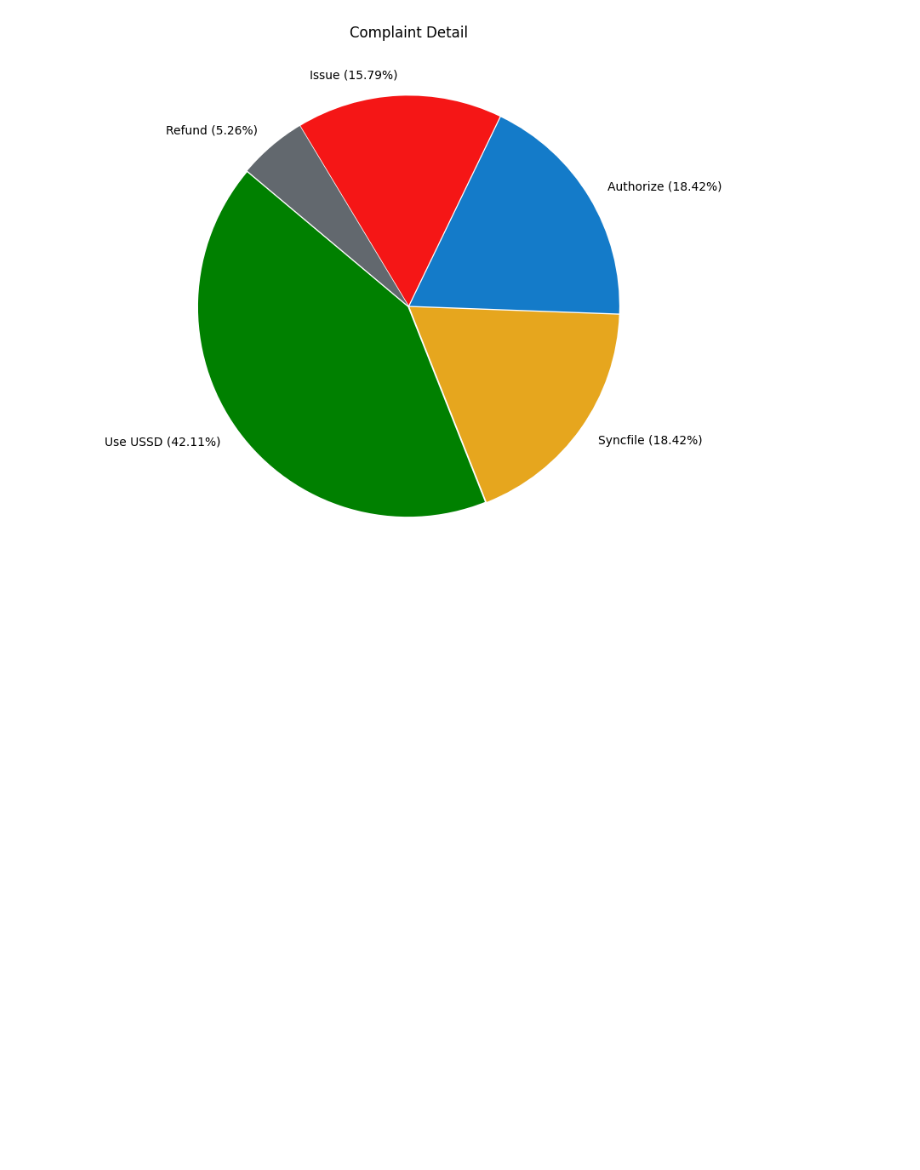
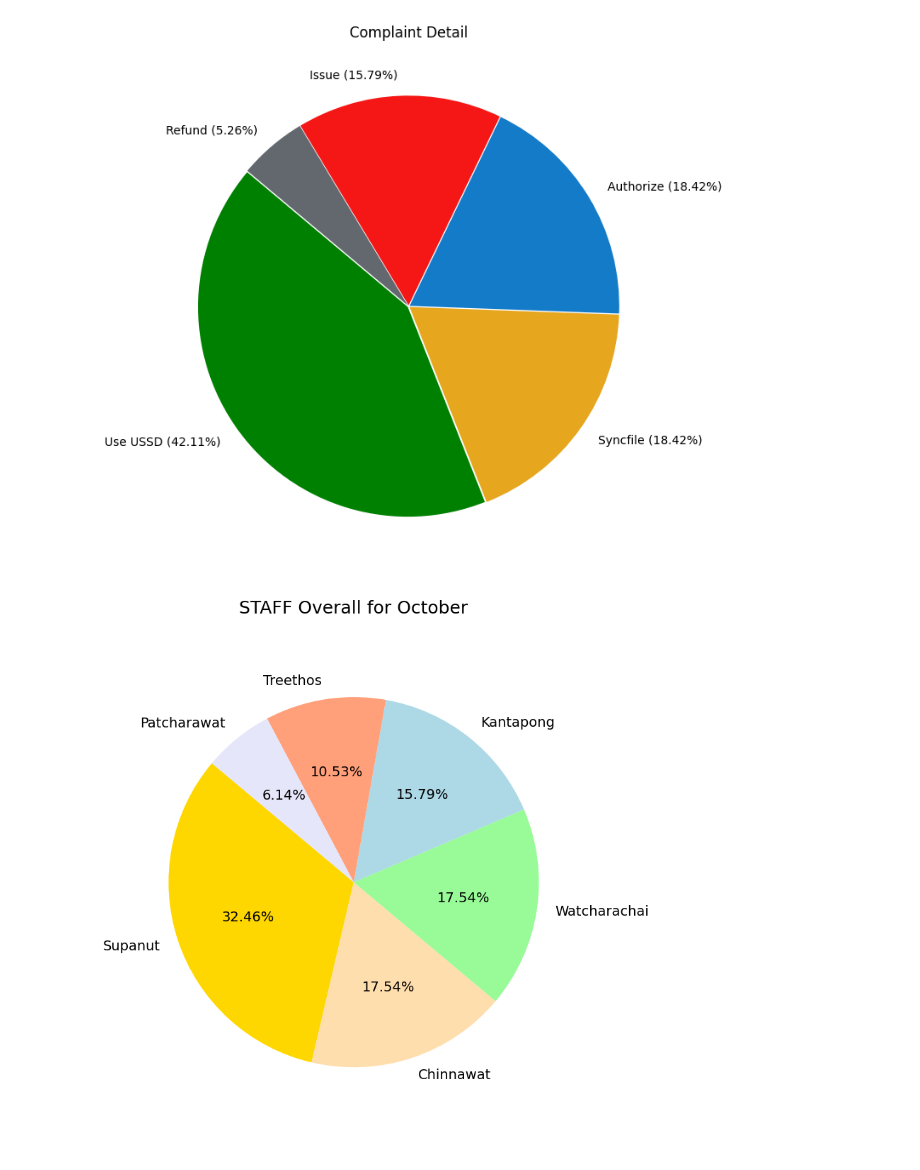
Before and after one commit to WatcharachaiSk/colab, a Jupyter notebook: Summary_Ticket_v1.ipynb, the cells around one changed output. Cells and saved outputs as stored; diff of their text form; code cells hidden in the pictures; blank space fills up the shorter version.

```diff
--- a/Summary_Ticket_v1.ipynb
+++ b/Summary_Ticket_v1.ipynb
@@ -568,3 +568,51 @@ plt.title('Complaint Detail')
 plt.show()
 # %% [output]
 [figure]
+# %%
+import pandas as pd
+import matplotlib.pyplot as plt
+
+# โหลดข้อมูลจาก Excel
+data = pd.read_excel('/content/Ticket_summary.xlsx', sheet_name='sheet1', usecols=['MONTH', 'STAFF'])
+
+# กรองข้อมูลให้เลือกเฉพาะ MONTH ที่เป็น 'October'
+october_data = data[data['MONTH'] == 'October']
+
+title = 'STAFF Overall for October'
+
+# นับจำนวนการทำงานของแต่ละ STAFF ในเดือน October
+staff_counts_october = october_data['STAFF'].value_counts()
+
+# สร้างกราฟวงกลมด้วยสีพาสเทล
+pastel_colors = [
+    '#FFD700',  # สีเหลืองทอง
+    '#FFDEAD',  # สีเนื้ออ่อน
+    '#98FB98',  # สีเขียวมิ้นต์อ่อน
+    '#ADD8E6',  # สีฟ้าเบบี้บลู
+    '#FFA07A',  # สีส้มแซลมอนอ่อน
+    '#E6E6FA',  # สีม่วงลาเวนเดอร์
+    '#FFB6C1',  # สีชมพูอ่อน
+    '#FF9999',  # สีแดงอ่อน
+    '#87CEEB',  # สีฟ้าอ่อน
+    '#90EE90',  # สีเขียวอ่อน
+]
+
+plt.figure(figsize=(8, 8))
+
+# ปรับขนาดฟอนต์ในกราฟวงกลม
+plt.pie(
+    staff_counts_october,
+    labels=staff_counts_october.index,
+    autopct='%1.2f%%',
+    startangle=140,
+    colors=pastel_colors[:len(staff_counts_october)],
+    textprops={'fontsize': 14}  # กำหนดขนาดของฟอนต์ (14 คือขนาดที่เพิ่มขึ้น)
+)
+
+plt.title(title, fontsize=18)  # ปรับขนาดฟอนต์ของชื่อกราฟ
+plt.axis('equal')  # ให้กราฟเป็นวงกลมที่สัดส่วนเท่ากัน
+plt.tight_layout()
+
+plt.show()
+# %% [output]
+[figure, added]
```
